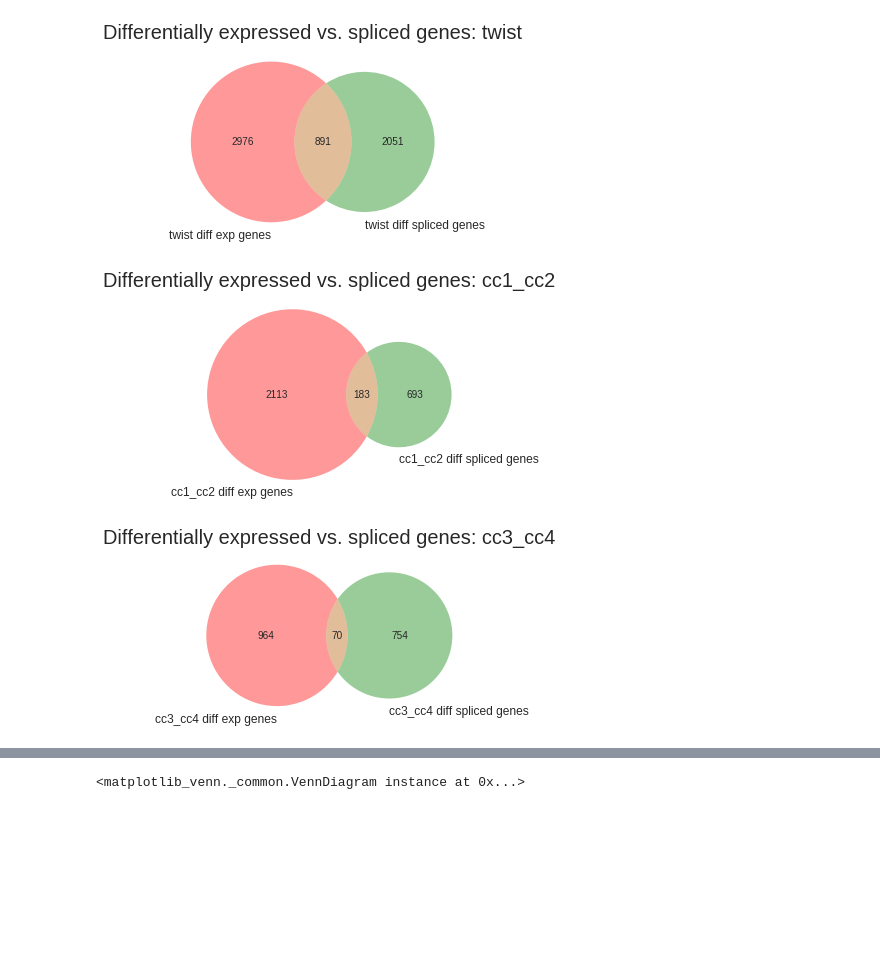
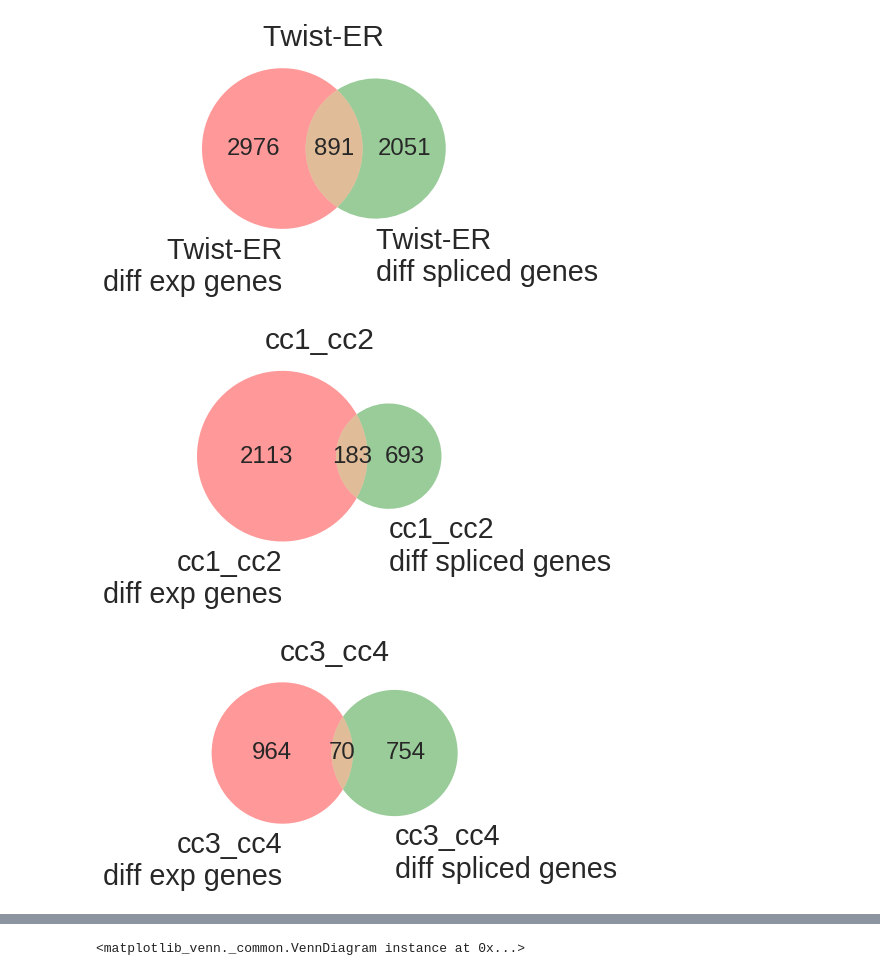
Before and after one commit to seharvey2012/programmatic_analysis, a Jupyter notebook: getting_clipper_to_work/clipper_runs_working_with_individual_rt_stops/master_go_analysis.ipynb, the cells around one changed output, grey strips where cells are left out. Saved outputs shown, nothing was run; the diff lists cells and outputs as text; code cells hidden in the pictures; blank space fills up the shorter version.

```diff
--- a/getting_clipper_to_work/clipper_runs_working_with_individual_rt_stops/master_go_analysis.ipynb
+++ b/getting_clipper_to_work/clipper_runs_working_with_individual_rt_stops/master_go_analysis.ipynb
@@ -141,0 +142,9 @@ Wall time: 18.7 s
+# %%
+#need to set index as splice ID
+cc1_cc2_rMATS_df_reindex = cc1_cc2_rMATS_df.set_index('splice_id',drop=False)
+cc3_cc4_rMATS_df_reindex = cc3_cc4_rMATS_df.set_index('splice_id',drop=False)
+
+#need to combine cc1_and_cc4 including combinding the PSI values. Just take the mean of everything
+cc1_cc4_rMATS_df = pd.concat((cc1_cc2_rMATS_df_reindex,cc3_cc4_rMATS_df_reindex),)
+
+#I DON'T KNOW HOW TO DO THIS. I tried to do it via bedtools groupby but no luck
@@ -197,8 +274,10 @@ Wall time: 159 ms
 def save_background_list(dataframe,fpkm_cutoff,sample_name):
     fpkm_cut_df = dataframe[(dataframe.value_1 > fpkm_cutoff) | (dataframe.value_2 > fpkm_cutoff) ]
     fpkm_cut_df.ens_gene.to_csv('master_go_analysis/'+sample_name+'_background_genes_fpkm_'+str(fpkm_cutoff),sep='\t',index=False)
+#     return fpkm_cut_df
+
 #     with open('master_go_analysis/'+sample_name+'_gene_background_fpkm_'+str(fpkm_cutoff),'w') as f:
-fpkm_cutoff = 5
+fpkm_cutoff = 1
 
 save_background_list(twist_cuff_df,fpkm_cutoff,'twist')
 save_background_list(cc1_cc2_cuff_df,fpkm_cutoff,'cc1_cc2')
@@ -230,7 +309,7 @@ from itertools import izip_longest
 #also return the 3 groups
 def compare_genes_diff_and_spliced(cuff_df,mats_df,sample_name):
     plt.figure(figsize=(5,5))
-    plt.title('Differentially expressed vs. spliced genes: '+sample_name,fontsize=20)
+    plt.title(sample_name,fontsize=30)
     cuff_set = set(cuff_df.ens_gene.tolist())
     cuff_list = list(cuff_set)
     cuff_list.insert(0,sample_name+'_all_diff_genes')
@@ -243,7 +322,7 @@ def compare_genes_diff_and_spliced(cuff_df,mats_df,sample_name):
     gene_diff_only.insert(0,sample_name+'_gene_diff_only')
     splice_diff_only = list(mats_set.difference(cuff_set))
     splice_diff_only.insert(0,sample_name+'_splice_diff_only')
-    mplv.venn2([set(cuff_df.ens_gene.tolist()),set(mats_df.ens_gene.tolist())],set_labels=(sample_name+' diff exp genes',sample_name+' diff spliced genes'))
+    mplv.venn2([set(cuff_df.ens_gene.tolist()),set(mats_df.ens_gene.tolist())],set_labels=(sample_name+'\ndiff exp genes',sample_name+'\ndiff spliced genes'))
 
     #combine the list
     megalist = [cuff_list,mats_list,intersection,gene_diff_only,splice_diff_only]
@@ -266,13 +345,13 @@ def compare_genes_diff_and_spliced(cuff_df,mats_df,sample_name):
     return (intersection,gene_diff_only,splice_diff_only)
 # %%
 #This shows how many genes were splice and how many were differentially expressed between the samples
-(twist_inter,twist_gene_diff_only,twist_splice_diff_only) = compare_genes_diff_and_spliced(twist_cuff_df_filtered,twist_rMATS_df_filtered,'twist')
+(twist_inter,twist_gene_diff_only,twist_splice_diff_only) = compare_genes_diff_and_spliced(twist_cuff_df_filtered,twist_rMATS_df_filtered,'Twist-ER')
 (cc1_cc2_inter,cc1_cc2_gene_diff_only,cc1_cc2_splice_diff_only) = compare_genes_diff_and_spliced(cc1_cc2_cuff_df_filtered,cc1_cc2_rMATS_df_filtered,'cc1_cc2')
 (cc3_cc4_inter,cc3_cc4_gene_diff_only,cc3_cc4_splice_diff_only) = compare_genes_diff_and_spliced(cc3_cc4_cuff_df_filtered,cc3_cc4_rMATS_df_filtered,'cc3_cc4')
-(hh5_hh6_inter,hh5_hh6_gene_diff_only,hh5_hh6_splice_diff_only) = compare_genes_diff_and_spliced(hh5_hh6_cuff_df_filtered,hh5_hh6_rMATS_df_filtered,'hh5_hh6')
+(hh5_hh6_inter,hh5_hh6_gene_diff_only,hh5_hh6_splice_diff_only) = compare_genes_diff_and_spliced(hh5_hh6_cuff_df_filtered,hh5_hh6_rMATS_df_filtered,'hnRNPM\n EPI KD')
 
-(cc1_cc4_inter,cc1_cc4_gene_diff_only,cc1_cc4_splice_diff_only) = compare_genes_diff_and_spliced(cc1_cc4_cuff_df_filtered,cc1_cc4_rMATS_df_filtered,'cc1_cc4')
+(cc1_cc4_inter,cc1_cc4_gene_diff_only,cc1_cc4_splice_diff_only) = compare_genes_diff_and_spliced(cc1_cc4_cuff_df_filtered,cc1_cc4_rMATS_df_filtered,'hnRNPM\n MES KD')
 # %% [output]
-[figure, old version]
+[figure, new version]
-[figure, old version]
+[figure, new version]
-[figure, old version]
+[figure, new version]
```
Also changed, not shown: parts of 46 cells of this notebook, 7 other files.
